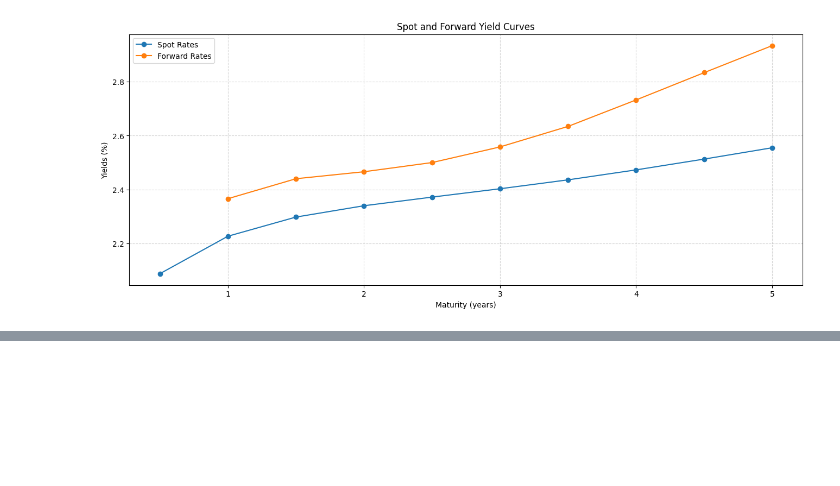
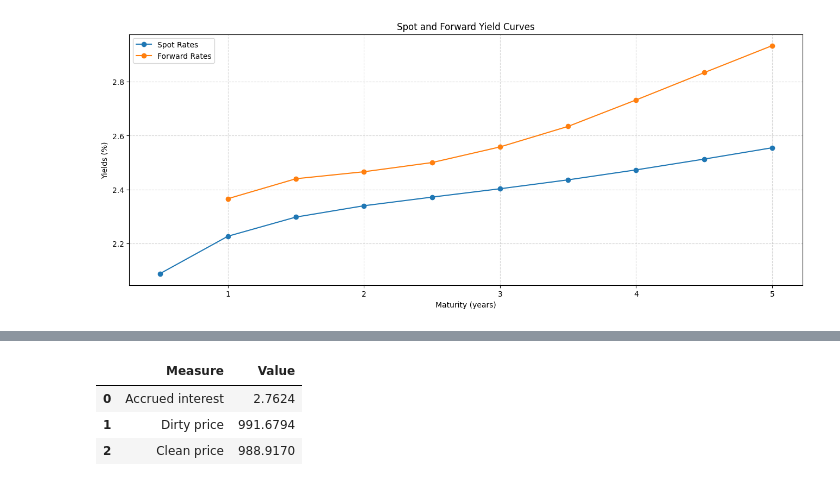
Before and after one commit to emschutt/QuantitativeFinance, a Jupyter notebook: RiskManagement/Project_2/Bonds&Yields.ipynb, the cells around one changed output, grey strips where cells are left out. Saved outputs shown, nothing was run; the diff lists cells and outputs as text; code cells hidden in the pictures; blank space fills up the shorter version.

```diff
--- a/RiskManagement/Project_2/Bonds&Yields.ipynb
+++ b/RiskManagement/Project_2/Bonds&Yields.ipynb
@@ -250,0 +335,25 @@ plt.show()
+# %%
+settlement_date = issue_date + pd.Timedelta(days=50)
+days_elapsed = (settlement_date - issue_date).days
+first_coupon_date = pd.Timestamp('2025-07-01')
+days_in_coupon_period = (first_coupon_date - issue_date).days
+settlement_time = days_elapsed / 365
+
+accrued_interest = coupon_per_period * days_elapsed / days_in_coupon_period
+settlement_discount_factor = 1 / (1 + spot_rates_3y[0]) ** settlement_time
+
+dirty_price = np.sum(cash_flows * spot_discount_factors / settlement_discount_factor)
+clean_price = dirty_price - accrued_interest
+
+price_50d_df = pd.DataFrame({
+    'Measure': ['Accrued interest', 'Dirty price', 'Clean price'],
+    'Value': [accrued_interest, dirty_price, clean_price]
+})
+
+price_50d_df['Value'] = price_50d_df['Value'].round(4)
+price_50d_df
+# %% [output]
+|  | Measure | Value |
+| 0 | Accrued interest | 2.7624 |
+| 1 | Dirty price | 991.6794 |
+| 2 | Clean price | 988.9170 |
```
Also changed, not shown: parts of 11 cells of this notebook.
